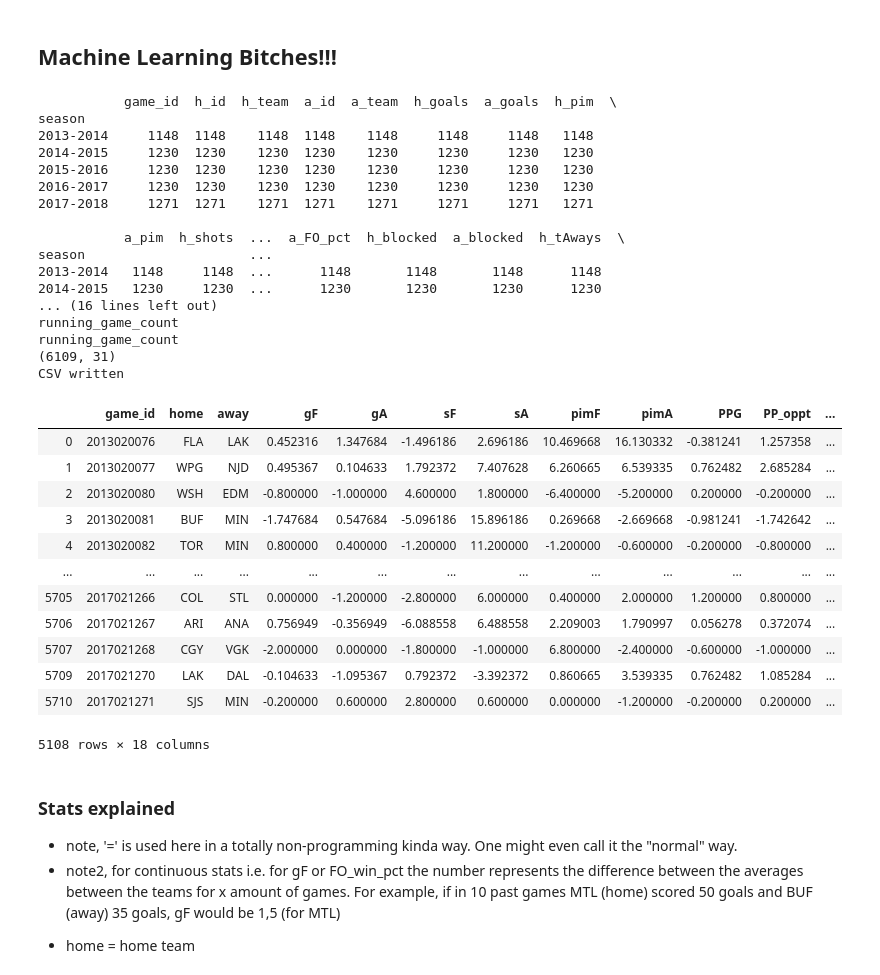
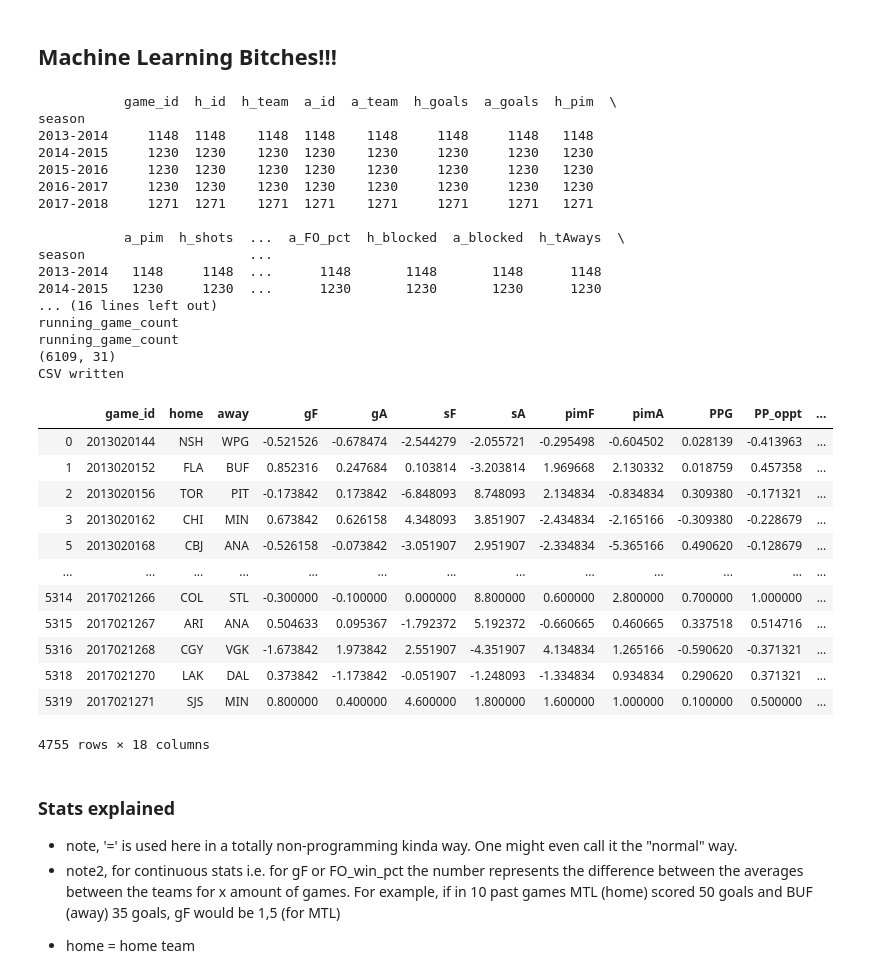
Before and after one commit to Sa1maa/nhl, a Jupyter notebook: prev_x_games.ipynb, the cells around one changed output. Drawn from its saved outputs; the diff is of its cells as text; code cells hidden in the pictures.

```diff
--- a/prev_x_games.ipynb
+++ b/prev_x_games.ipynb
@@ -444,7 +393,7 @@ def home_minus_away_avgs(game_id, no_prev_games):
 ## Machine Learning Bitches!!!
 # %%
 def df_to_csv(df):
-    df.to_csv(r'C:\Users\ville\Code\NHL\CSVs\2013-2018-5games.csv')
+    df.to_csv(r'C:\Users\ville\Code\NHL\CSVs\2013-2018-10games.csv')
     print("CSV written")
 # %%
 games = list(range(2018020001, 2018020075))# short test list
@@ -523,46 +472,46 @@ def main(no_prev_games):
 
         df = main_df
         games = get_games_list(df)
 
         vector_df = pastamaker(games, no_prev_games)
         vector_df = pd.merge(vector_df, df[['game_id', 'result']], on = 'game_id', how= 'left')
         vector_df = drop_draw(vector_df)
 
         df_to_csv(vector_df)
         return vector_df
 
-main(5)
+main(10)
 # %% [output]
            game_id  h_id  h_team  a_id  a_team  h_goals  a_goals  h_pim  \
 season
 2013-2014     1148  1148    1148  1148    1148     1148     1148   1148
 2014-2015     1230  1230    1230  1230    1230     1230     1230   1230
 2015-2016     1230  1230    1230  1230    1230     1230     1230   1230
 2016-2017     1230  1230    1230  1230    1230     1230     1230   1230
 2017-2018     1271  1271    1271  1271    1271     1271     1271   1271
 
            a_pim  h_shots  ...  a_FO_pct  h_blocked  a_blocked  h_tAways  \
 season                     ...
 2013-2014   1148     1148  ...      1148       1148       1148      1148
 2014-2015   1230     1230  ...      1230       1230       1230      1230
 ... (16 lines left out)
 running_game_count
 running_game_count
 (6109, 31)
 CSV written
 |  | game_id | home | away | gF | gA | sF | sA | pimF | pimA | PPG | PP_oppt | ... |
-| 0 | 2013020076 | FLA | LAK | 0.452316 | 1.347684 | -1.496186 | 2.696186 | 10.469668 | 16.130332 | -0.381241 | 1.257358 | ... |
-| 1 | 2013020077 | WPG | NJD | 0.495367 | 0.104633 | 1.792372 | 7.407628 | 6.260665 | 6.539335 | 0.762482 | 2.685284 | ... |
-| 2 | 2013020080 | WSH | EDM | -0.800000 | -1.000000 | 4.600000 | 1.800000 | -6.400000 | -5.200000 | 0.200000 | -0.200000 | ... |
-| 3 | 2013020081 | BUF | MIN | -1.747684 | 0.547684 | -5.096186 | 15.896186 | 0.269668 | -2.669668 | -0.981241 | -1.742642 | ... |
-| 4 | 2013020082 | TOR | MIN | 0.800000 | 0.400000 | -1.200000 | 11.200000 | -1.200000 | -0.600000 | -0.200000 | -0.800000 | ... |
+| 0 | 2013020144 | NSH | WPG | -0.521526 | -0.678474 | -2.544279 | -2.055721 | -0.295498 | -0.604502 | 0.028139 | -0.413963 | ... |
+| 1 | 2013020152 | FLA | BUF | 0.852316 | 0.247684 | 0.103814 | -3.203814 | 1.969668 | 2.130332 | 0.018759 | 0.457358 | ... |
+| 2 | 2013020156 | TOR | PIT | -0.173842 | 0.173842 | -6.848093 | 8.748093 | 2.134834 | -0.834834 | 0.309380 | -0.171321 | ... |
+| 3 | 2013020162 | CHI | MIN | 0.673842 | 0.626158 | 4.348093 | 3.851907 | -2.434834 | -2.165166 | -0.309380 | -0.228679 | ... |
+| 5 | 2013020168 | CBJ | ANA | -0.526158 | -0.073842 | -3.051907 | 2.951907 | -2.334834 | -5.365166 | 0.490620 | -0.128679 | ... |
 | ... | ... | ... | ... | ... | ... | ... | ... | ... | ... | ... | ... | ... |
-| 5705 | 2017021266 | COL | STL | 0.000000 | -1.200000 | -2.800000 | 6.000000 | 0.400000 | 2.000000 | 1.200000 | 0.800000 | ... |
-| 5706 | 2017021267 | ARI | ANA | 0.756949 | -0.356949 | -6.088558 | 6.488558 | 2.209003 | 1.790997 | 0.056278 | 0.372074 | ... |
-| 5707 | 2017021268 | CGY | VGK | -2.000000 | 0.000000 | -1.800000 | -1.000000 | 6.800000 | -2.400000 | -0.600000 | -1.000000 | ... |
-| 5709 | 2017021270 | LAK | DAL | -0.104633 | -1.095367 | 0.792372 | -3.392372 | 0.860665 | 3.539335 | 0.762482 | 1.085284 | ... |
-| 5710 | 2017021271 | SJS | MIN | -0.200000 | 0.600000 | 2.800000 | 0.600000 | 0.000000 | -1.200000 | -0.200000 | 0.200000 | ... |
+| 5314 | 2017021266 | COL | STL | -0.300000 | -0.100000 | 0.000000 | 8.800000 | 0.600000 | 2.800000 | 0.700000 | 1.000000 | ... |
+| 5315 | 2017021267 | ARI | ANA | 0.504633 | 0.095367 | -1.792372 | 5.192372 | -0.660665 | 0.460665 | 0.337518 | 0.514716 | ... |
+| 5316 | 2017021268 | CGY | VGK | -1.673842 | 1.973842 | 2.551907 | -4.351907 | 4.134834 | 1.265166 | -0.590620 | -0.371321 | ... |
+| 5318 | 2017021270 | LAK | DAL | 0.373842 | -1.173842 | -0.051907 | -1.248093 | -1.334834 | 0.934834 | 0.290620 | 0.371321 | ... |
+| 5319 | 2017021271 | SJS | MIN | 0.800000 | 0.400000 | 4.600000 | 1.800000 | 1.600000 | 1.000000 | 0.100000 | 0.500000 | ... |
-5108 rows × 18 columns
+4755 rows × 18 columns
 # %% [markdown]
 ### Stats explained
 * note, '=' is used here in a totally non-programming kinda way. One might even call it the "normal" way.
```
Also changed, not shown: parts of 4 cells of this notebook.
